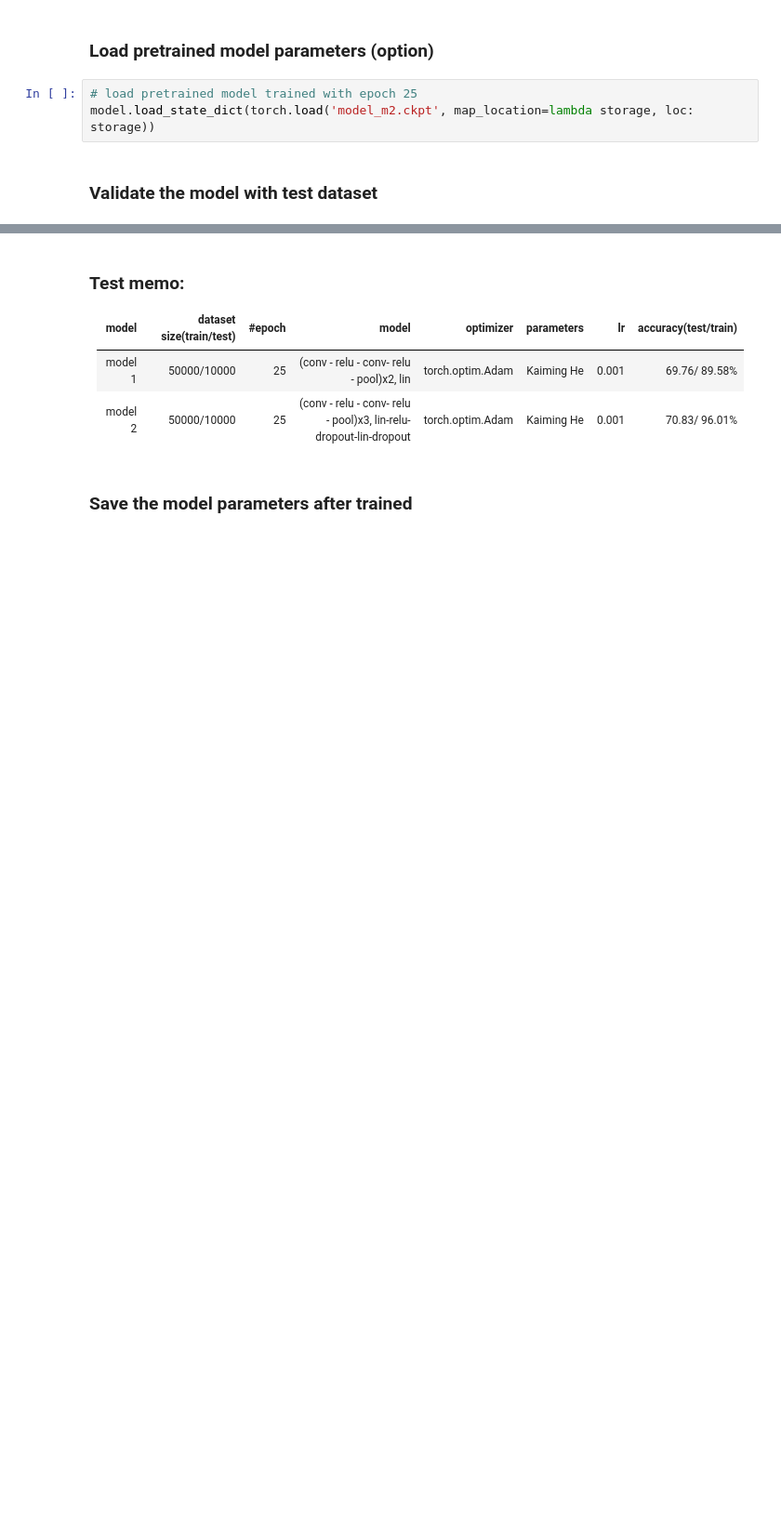
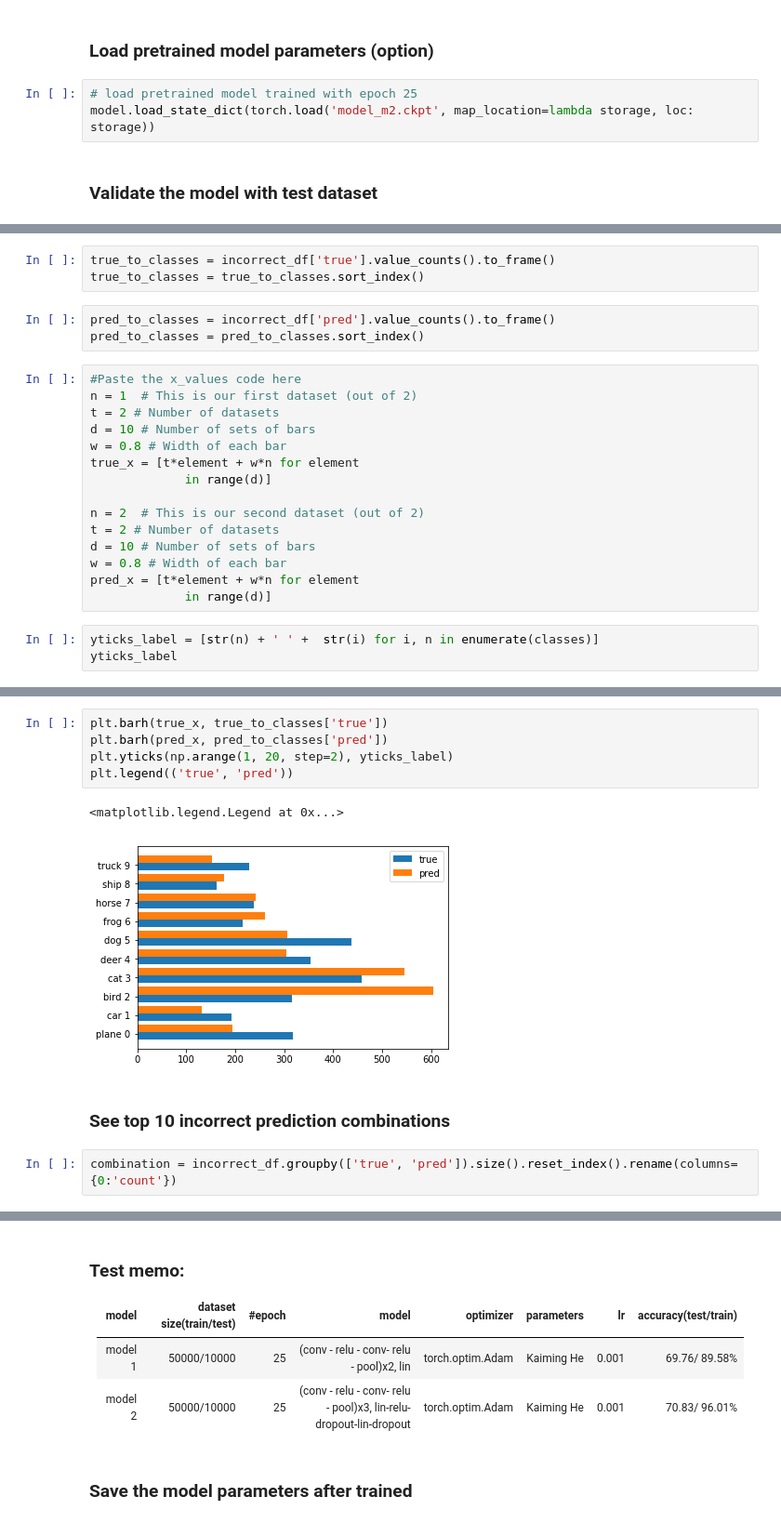
Before and after one commit to naellenhe/pytorch_cnn_cifar10, a Jupyter notebook: deep_convnet_in_pytorch_cifar_m2.ipynb, the cells around one changed output, grey strips where cells are left out. Shown: that part at 93% size. Saved outputs shown, nothing was run; the diff lists cells and outputs as text; blank space fills up the shorter version.

```diff
--- a/deep_convnet_in_pytorch_cifar_m2.ipynb
+++ b/deep_convnet_in_pytorch_cifar_m2.ipynb
@@ -390,0 +421,24 @@ Test Accuracy of the model on the 50000 train images: 96.012 %
+# %%
+true_to_classes = incorrect_df['true'].value_counts().to_frame()
+true_to_classes = true_to_classes.sort_index()
+# %%
+pred_to_classes = incorrect_df['pred'].value_counts().to_frame()
+pred_to_classes = pred_to_classes.sort_index()
+# %%
+#Paste the x_values code here
+n = 1  # This is our first dataset (out of 2)
+t = 2 # Number of datasets
+d = 10 # Number of sets of bars
+w = 0.8 # Width of each bar
+true_x = [t*element + w*n for element
+             in range(d)]
+
+n = 2  # This is our second dataset (out of 2)
+t = 2 # Number of datasets
+d = 10 # Number of sets of bars
+w = 0.8 # Width of each bar
+pred_x = [t*element + w*n for element
+             in range(d)]
+# %%
+yticks_label = [str(n) + ' ' +  str(i) for i, n in enumerate(classes)]
+yticks_label
@@ -390,0 +460,12 @@ Test Accuracy of the model on the 50000 train images: 96.012 %
+# %%
+plt.barh(true_x, true_to_classes['true'])
+plt.barh(pred_x, pred_to_classes['pred'])
+plt.yticks(np.arange(1, 20, step=2), yticks_label)
+plt.legend(('true', 'pred'))
+# %% [output]
+<matplotlib.legend.Legend at 0x...>
+[figure, added]
+# %% [markdown]
+### See top 10 incorrect prediction combinations
+# %%
+combination = incorrect_df.groupby(['true', 'pred']).size().reset_index().rename(columns={0:'count'})
```
Also changed, not shown: parts of 18 cells of this notebook, 5 other files.
